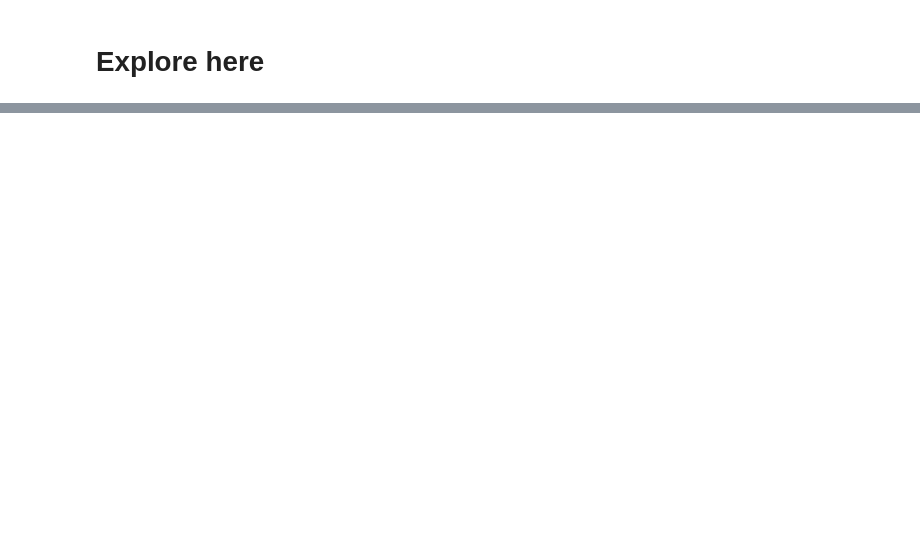
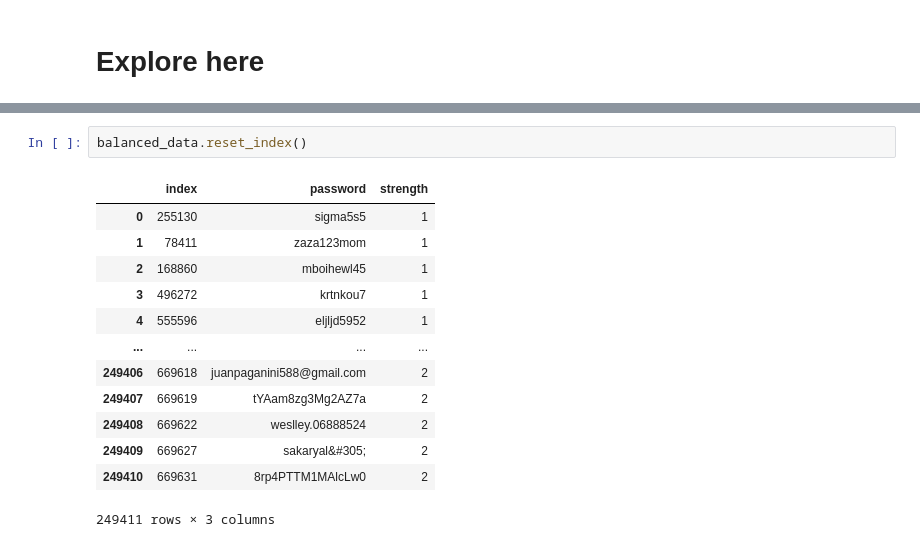
Before and after one commit to leandro-reguero/streamlit-project, a Jupyter notebook: src/explore.ipynb, the cells around one changed output, grey strips where cells are left out. Cells and saved outputs as stored; diff of their text form; blank space fills up the shorter version.

```diff
--- a/src/explore.ipynb
+++ b/src/explore.ipynb
@@ -37,0 +90,16 @@ ParserError: Error tokenizing data. C error: Expected 2 fields in line 2810, saw
+# %%
+balanced_data.reset_index()
+# %% [output]
+|  | index | password | strength |
+| 0 | 255130 | sigma5s5 | 1 |
+| 1 | 78411 | zaza123mom | 1 |
+| 2 | 168860 | mboihewl45 | 1 |
+| 3 | 496272 | krtnkou7 | 1 |
+| 4 | 555596 | eljljd5952 | 1 |
+| ... | ... | ... | ... |
+| 249406 | 669618 | juanpaganini588@gmail.com | 2 |
+| 249407 | 669619 | tYAam8zg3Mg2AZ7a | 2 |
+| 249408 | 669622 | weslley.06888524 | 2 |
+| 249409 | 669627 | sakaryal&#305; | 2 |
+| 249410 | 669631 | 8rp4PTTM1MAlcLw0 | 2 |
+249411 rows × 3 columns
```
Also changed, not shown: parts of 21 cells of this notebook.
